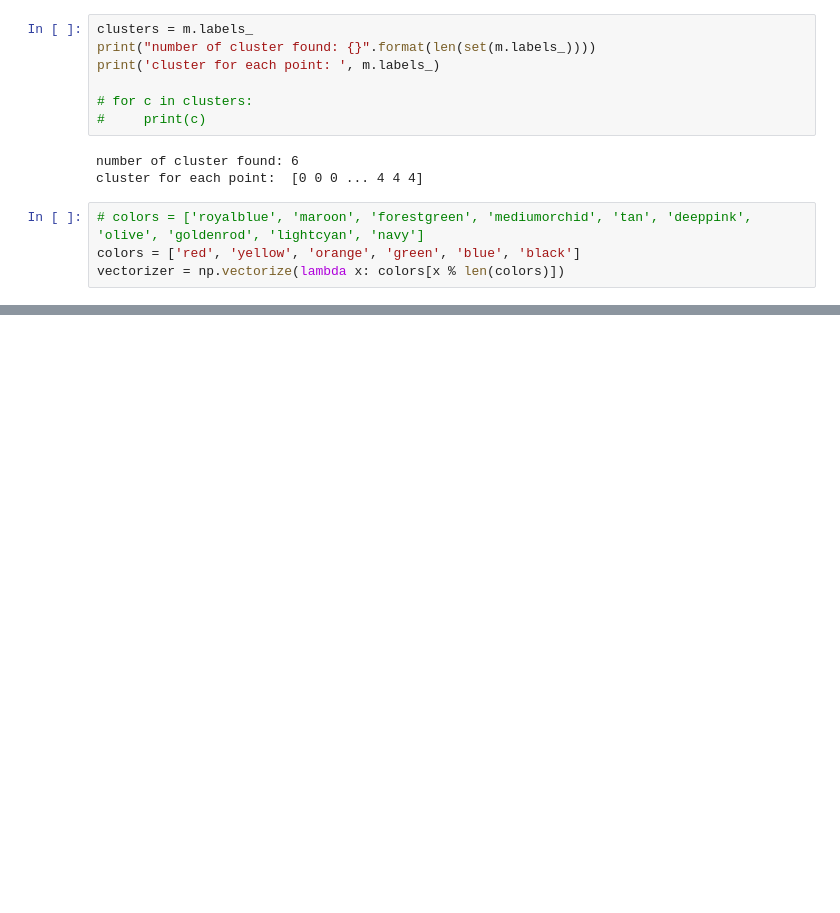
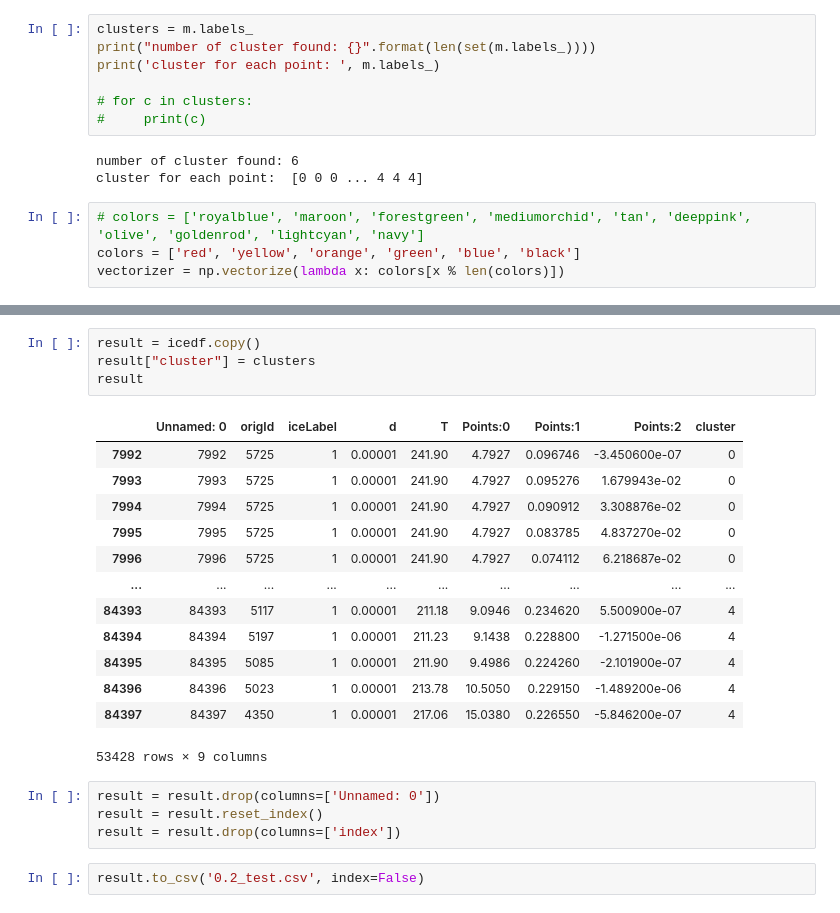
Before and after one commit to nafiul-nipu/Contrails-Python, a Jupyter notebook: contrails evolution detection/DBSCAN_contrails.ipynb, the cells around one changed output, grey strips where cells are left out. Cells and saved outputs as stored; diff of their text form; blank space fills up the shorter version.

```diff
--- a/contrails evolution detection/DBSCAN_contrails.ipynb
+++ b/contrails evolution detection/DBSCAN_contrails.ipynb
@@ -92,3 +92,27 @@ plt.show()
 # %% [output]
 [interactive output not drawn]
 [interactive output not drawn]
+# %%
+result = icedf.copy()
+result["cluster"] = clusters
+result
+# %% [output]
+|  | Unnamed: 0 | origId | iceLabel | d | T | Points:0 | Points:1 | Points:2 | cluster |
+| 7992 | 7992 | 5725 | 1 | 0.00001 | 241.90 | 4.7927 | 0.096746 | -3.450600e-07 | 0 |
+| 7993 | 7993 | 5725 | 1 | 0.00001 | 241.90 | 4.7927 | 0.095276 | 1.679943e-02 | 0 |
+| 7994 | 7994 | 5725 | 1 | 0.00001 | 241.90 | 4.7927 | 0.090912 | 3.308876e-02 | 0 |
+| 7995 | 7995 | 5725 | 1 | 0.00001 | 241.90 | 4.7927 | 0.083785 | 4.837270e-02 | 0 |
+| 7996 | 7996 | 5725 | 1 | 0.00001 | 241.90 | 4.7927 | 0.074112 | 6.218687e-02 | 0 |
+| ... | ... | ... | ... | ... | ... | ... | ... | ... | ... |
+| 84393 | 84393 | 5117 | 1 | 0.00001 | 211.18 | 9.0946 | 0.234620 | 5.500900e-07 | 4 |
+| 84394 | 84394 | 5197 | 1 | 0.00001 | 211.23 | 9.1438 | 0.228800 | -1.271500e-06 | 4 |
+| 84395 | 84395 | 5085 | 1 | 0.00001 | 211.90 | 9.4986 | 0.224260 | -2.101900e-07 | 4 |
+| 84396 | 84396 | 5023 | 1 | 0.00001 | 213.78 | 10.5050 | 0.229150 | -1.489200e-06 | 4 |
+| 84397 | 84397 | 4350 | 1 | 0.00001 | 217.06 | 15.0380 | 0.226550 | -5.846200e-07 | 4 |
+53428 rows × 9 columns
+# %%
+result = result.drop(columns=['Unnamed: 0'])
+result = result.reset_index()
+result = result.drop(columns=['index'])
+# %%
+result.to_csv('0.2_test.csv', index=False)
```
Also changed, not shown: parts of 2 cells of this notebook, 3 other files.
